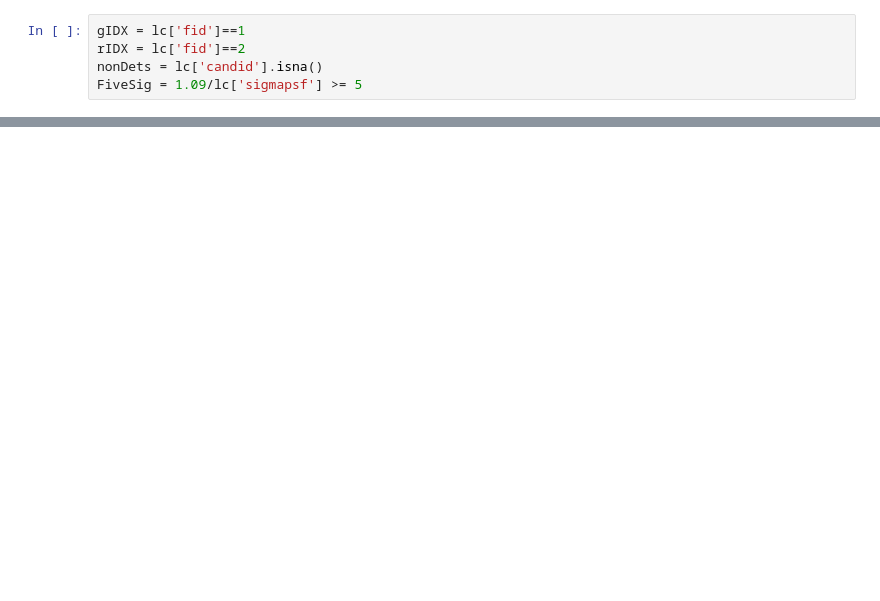
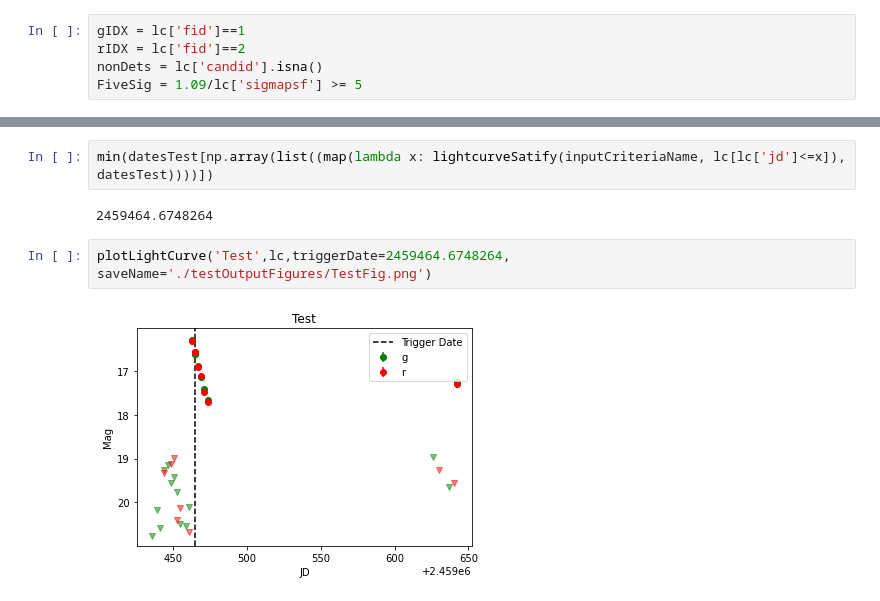
Before and after one commit to lsst-uk/tidesInterface-WP3.3, a Jupyter notebook: tidesTargeting/developmentNotebook.ipynb, the cells around one changed output, grey strips where cells are left out. Cells and saved outputs as stored; diff of their text form; blank space fills up the shorter version.

```diff
--- a/tidesTargeting/developmentNotebook.ipynb
+++ b/tidesTargeting/developmentNotebook.ipynb
@@ -112,0 +200,8 @@ Name: sigmapsf, dtype: float64
+# %%
+min(datesTest[np.array(list((map(lambda x: lightcurveSatify(inputCriteriaName, lc[lc['jd']<=x]), datesTest))))])
+# %% [output]
+2459464.6748264
+# %%
+plotLightCurve('Test',lc,triggerDate=2459464.6748264, saveName='./testOutputFigures/TestFig.png')
+# %% [output]
+[figure, added]
```
Also changed, not shown: parts of 28 cells of this notebook, 7 other files.
